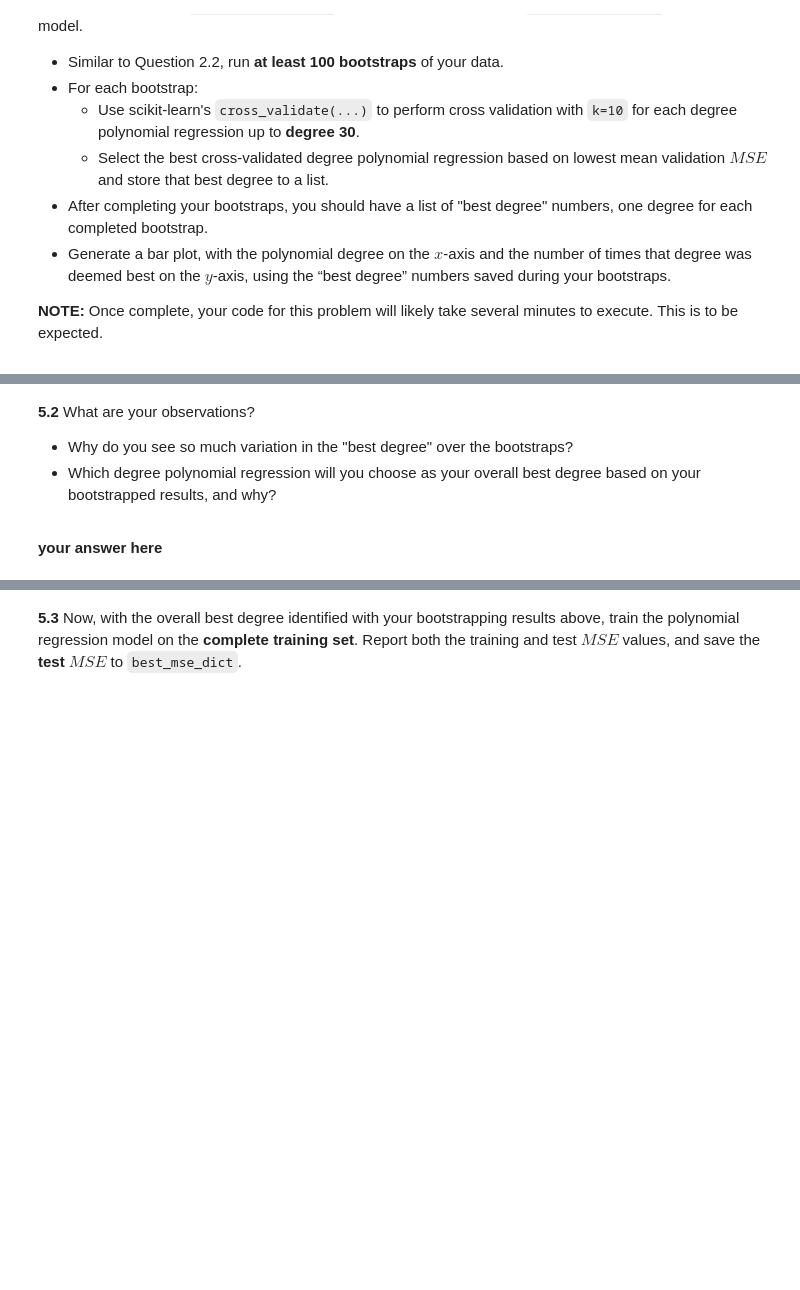
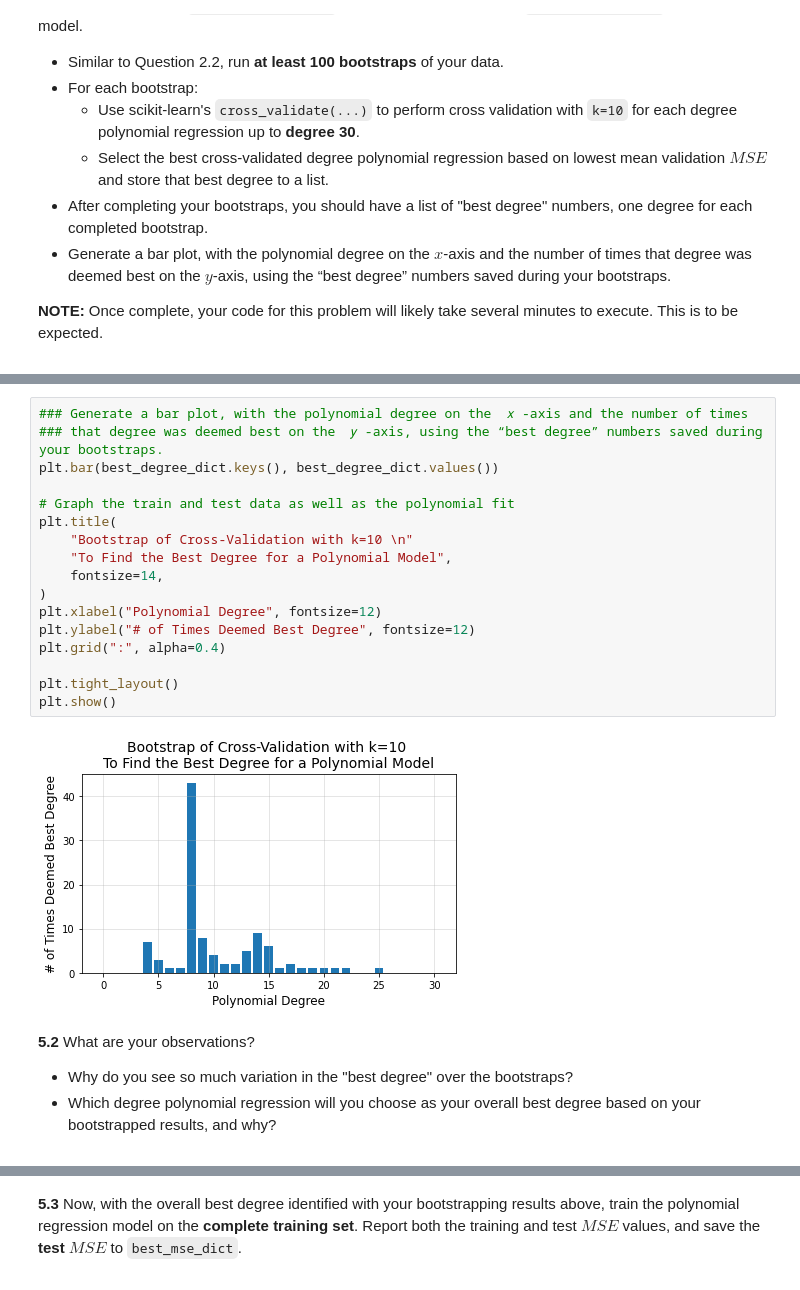
Before and after one commit to westonruths/ac209a, a Jupyter notebook: cs109a_hw3/cs109a_hw3.ipynb, the cells around one changed output, grey strips where cells are left out. Cells and saved outputs as stored; diff of their text form; blank space fills up the shorter version.

```diff
--- a/cs109a_hw3/cs109a_hw3.ipynb
+++ b/cs109a_hw3/cs109a_hw3.ipynb
@@ -863,3 +906,22 @@ This model does appear to fit the data better (as I anticipated in question 2) a
+# %%
+### Generate a bar plot, with the polynomial degree on the  𝑥 -axis and the number of times
+### that degree was deemed best on the  𝑦 -axis, using the “best degree” numbers saved during your bootstraps.
+plt.bar(best_degree_dict.keys(), best_degree_dict.values())
+
+# Graph the train and test data as well as the polynomial fit
+plt.title(
+    "Bootstrap of Cross-Validation with k=10 \n"
+    "To Find the Best Degree for a Polynomial Model",
+    fontsize=14,
+)
+plt.xlabel("Polynomial Degree", fontsize=12)
+plt.ylabel("# of Times Deemed Best Degree", fontsize=12)
+plt.grid(":", alpha=0.4)
+
+plt.tight_layout()
+plt.show()
+# %% [output]
+[figure, added]
 # %% [markdown]
 <div class='exercise-r'>
 
@@ -870,5 +932,3 @@ This model does appear to fit the data better (as I anticipated in question 2) a
 
 
 </div>
-# %% [markdown]
-**your answer here**
```
Also changed, not shown: parts of 10 cells of this notebook.
